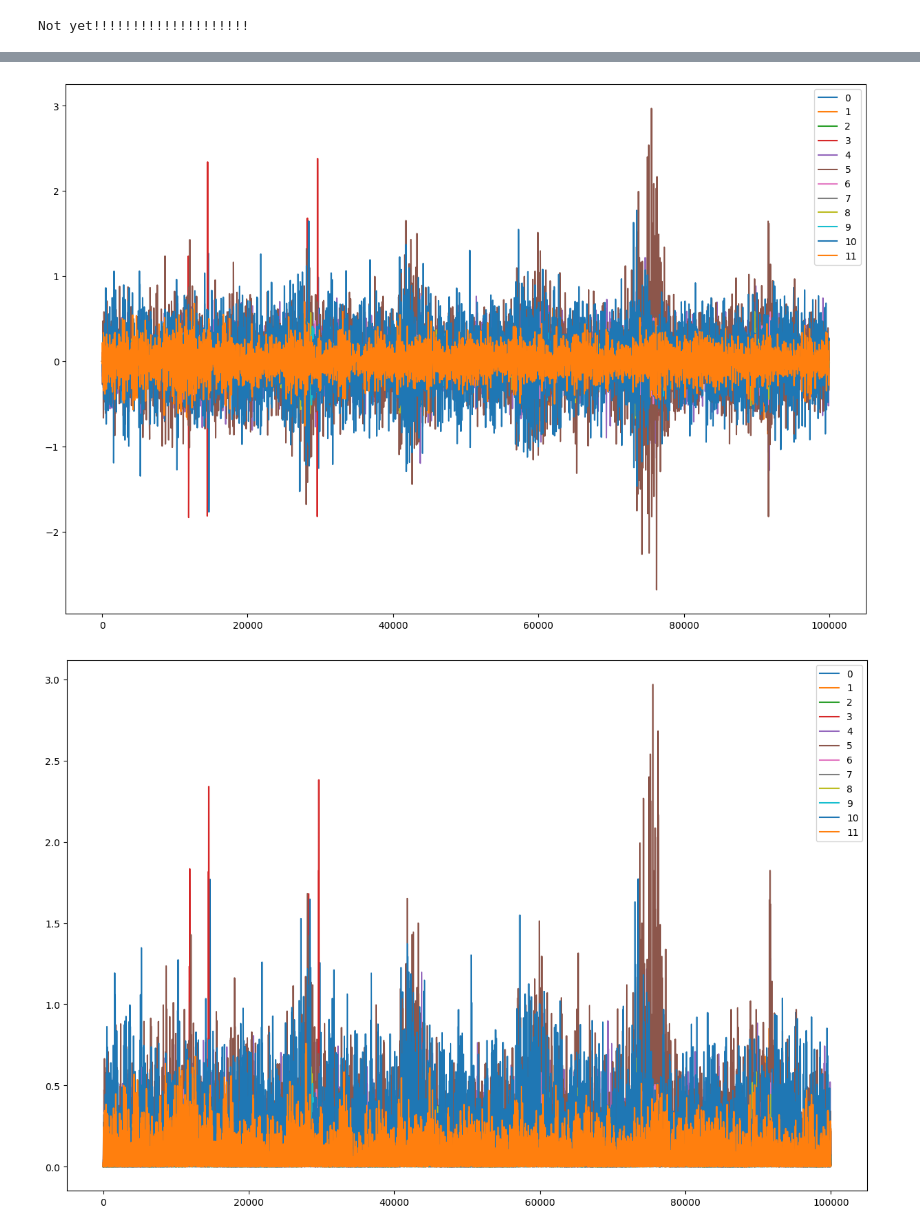
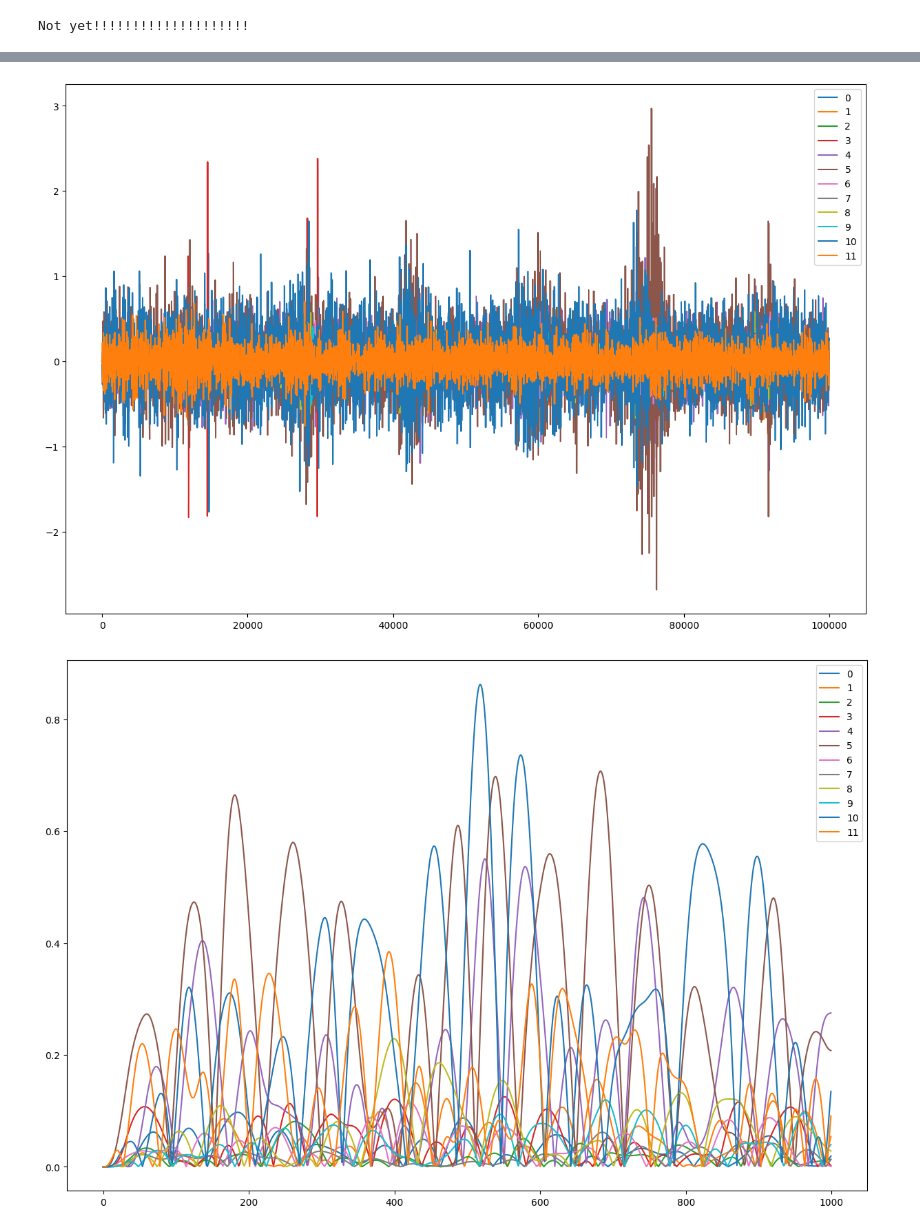
Before and after one commit to HisenXu99/EMG, a Jupyter notebook: reconstruction/test.ipynb, the cells around one changed output, grey strips where cells are left out. Cells and saved outputs as stored; diff of their text form; code cells hidden in the pictures.

```diff
--- a/reconstruction/test.ipynb
+++ b/reconstruction/test.ipynb
@@ -1,22 +1,23 @@
 # %%
 from DataProcess_emg import *
 from LSTM import *
 import torch
+
 
 %matplotlib inline
 data=Data(12,6)
 data.get_data('/remote-home/2230728/project/EMG/NinaPro/DB2', 'S5_E3_A1.mat')
 data.emg_signal[:1000].plot(figsize = (15,10))
 data.normalise()
 data.emg_signal[:100000].plot(figsize = (15,10))
 data.filter_data(f=20, butterworth_order=4, btype='lowpass')
 data.emg_signal[:100000].plot(figsize = (15,10))
 data.rectify_data()
-data.emg_signal[:100000].plot(figsize = (15,10))
+data.emg_signal[:1000].plot(figsize = (15,10))
 x,y = data.windowing_data(200, 100)
 # %% [output]
 Not yet!!!!!!!!!!!!!!!!!!!!
 [figure]
 [figure]
 [figure]
-[figure, old version]
+[figure, new version]
```
Also changed, not shown: parts of 3 cells of this notebook, 5 other files.
